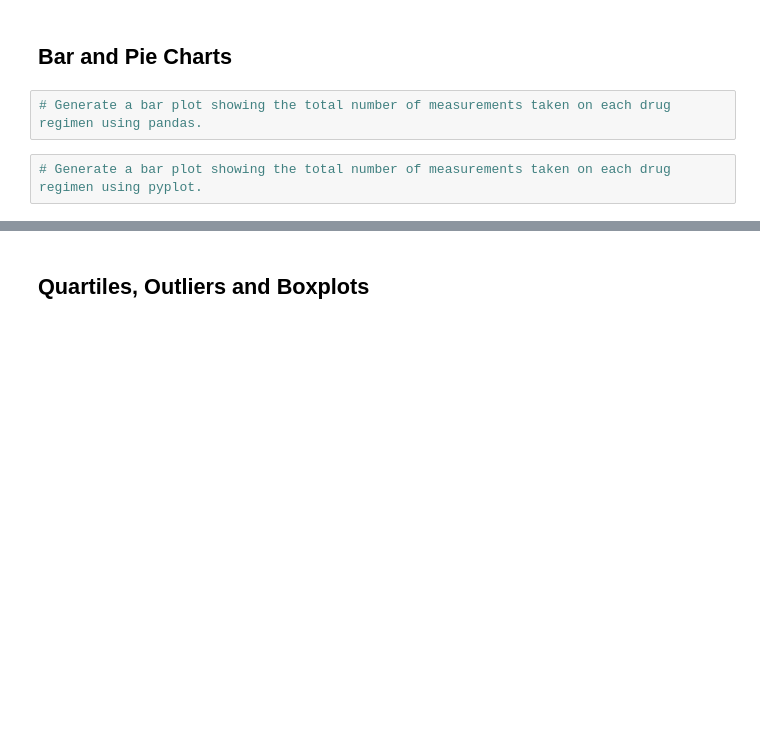
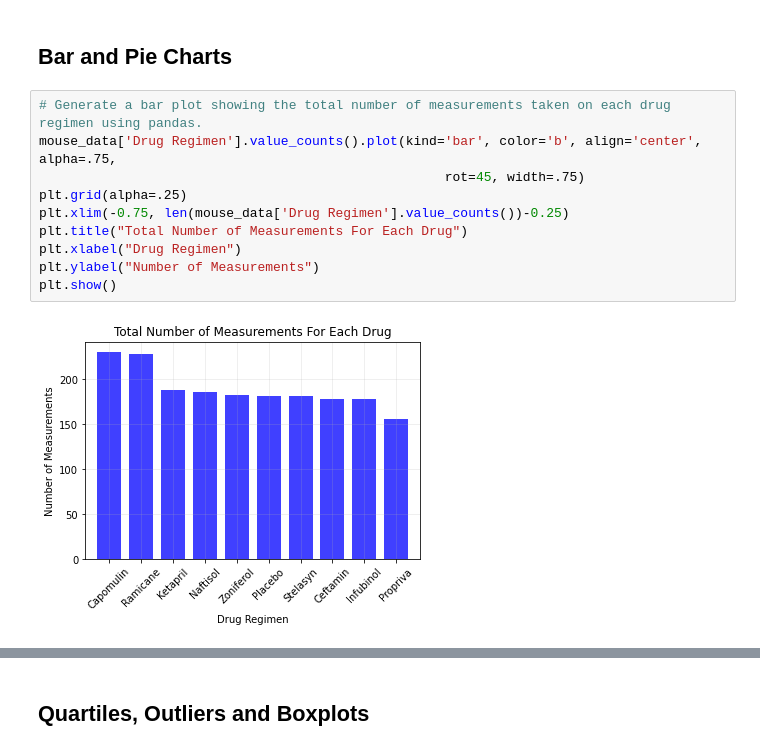
Before and after one commit to NHoyer95/matplotlib-challenge, a Jupyter notebook: Pymaceuticals/main.ipynb, the cells around one changed output, grey strips where cells are left out. Drawn from its saved outputs; the diff is of its cells as text; blank space fills up the shorter version.

Commit message:
Plotting progress

```diff
--- a/Pymaceuticals/main.ipynb
+++ b/Pymaceuticals/main.ipynb
@@ -130,7 +130,15 @@ mouse_data.groupby("Drug Regimen")["Tumor Volume (mm3)"].agg(["mean", "median",
 | Zoniferol | 53.236507 | 51.818479 | 48.533355 | 6.966589 | 0.516398 |
 # %% [markdown]
 ## Bar and Pie Charts
-# %%
-# Generate a bar plot showing the total number of measurements taken on each drug regimen using pandas.
-# %%
-# Generate a bar plot showing the total number of measurements taken on each drug regimen using pyplot.
+# %%
+# Generate a bar plot showing the total number of measurements taken on each drug regimen using pandas.
+mouse_data['Drug Regimen'].value_counts().plot(kind='bar', color='b', align='center', alpha=.75,
+                                                    rot=45, width=.75)
+plt.grid(alpha=.25)
+plt.xlim(-0.75, len(mouse_data['Drug Regimen'].value_counts())-0.25)
+plt.title("Total Number of Measurements For Each Drug")
+plt.xlabel("Drug Regimen")
+plt.ylabel("Number of Measurements")
+plt.show()
+# %% [output]
+[figure, added]
```
Also changed, not shown: parts of 10 cells of this notebook.
